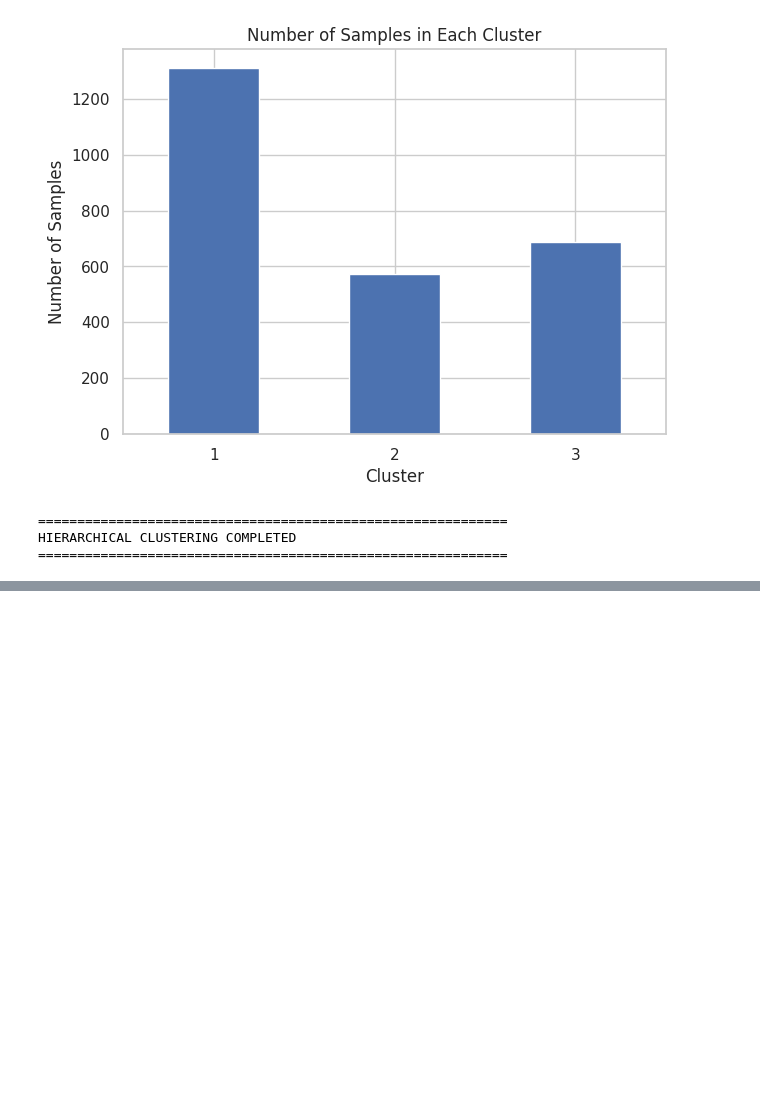
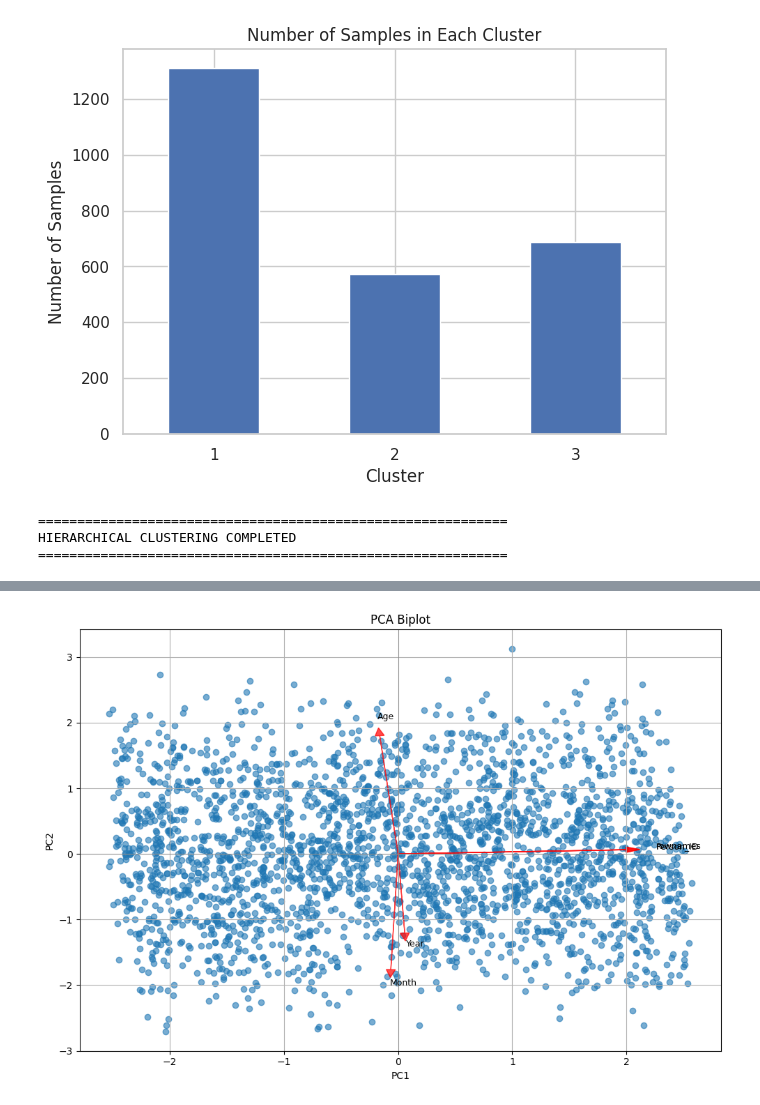
Before and after one commit to kyogeshsagar/K_YOGESH_SAGAR, a Jupyter notebook: EDA_Phase1.ipynb, the cells around one changed output, grey strips where cells are left out. Cells and saved outputs as stored; diff of their text form; code cells hidden in the pictures; blank space fills up the shorter version.

```diff
--- a/EDA_Phase1.ipynb
+++ b/EDA_Phase1.ipynb
@@ -2719,0 +2784,12 @@ HIERARCHICAL CLUSTERING COMPLETED
+# %%
+# 3. Extract numeric columns, clean data, and normalize
+
+numeric_data = data.select_dtypes(include=[np.number])
+
+numeric_data = numeric_data.replace([np.inf, -np.inf], np.nan)
+numeric_data = numeric_data.dropna()
+
+scaler = StandardScaler()
+data_scaled = scaler.fit_transform(numeric_data)
+
+print("Scaled data shape:", data_scaled.shape)
@@ -2719,0 +2851,32 @@ HIERARCHICAL CLUSTERING COMPLETED
+# %%
+# 6. PCA biplot with non-overlapping labels
+
+pca_2 = PCA(n_components=2)
+scores_2 = pca_2.fit_transform(data_scaled)
+
+plt.figure(figsize=(10, 7))
+plt.scatter(scores_2[:, 0], scores_2[:, 1],
+            alpha=0.6, label="Observations")
+
+# Plot feature loading arrows and labels
+loadings = pca_2.components_.T
+
+for i, feature in enumerate(numeric_data.columns):
+    plt.arrow(0, 0, loadings[i, 0] * 3,
+              loadings[i, 1] * 3,
+              color='red', alpha=0.7,
+              head_width=0.08, length_includes_head=True)
+    plt.text(loadings[i, 0] * 3.2,
+             loadings[i, 1] * 3.2,
+             feature, fontsize=9)
+
+plt.xlabel("PC1")
+plt.ylabel("PC2")
+plt.title("PCA Biplot")
+plt.axhline(0, color='gray', linewidth=0.5)
+plt.axvline(0, color='gray', linewidth=0.5)
+plt.grid(True)
+plt.tight_layout()
+plt.show()
+# %% [output]
+[figure, added]
```
Also changed, not shown: parts of 34 cells of this notebook.
